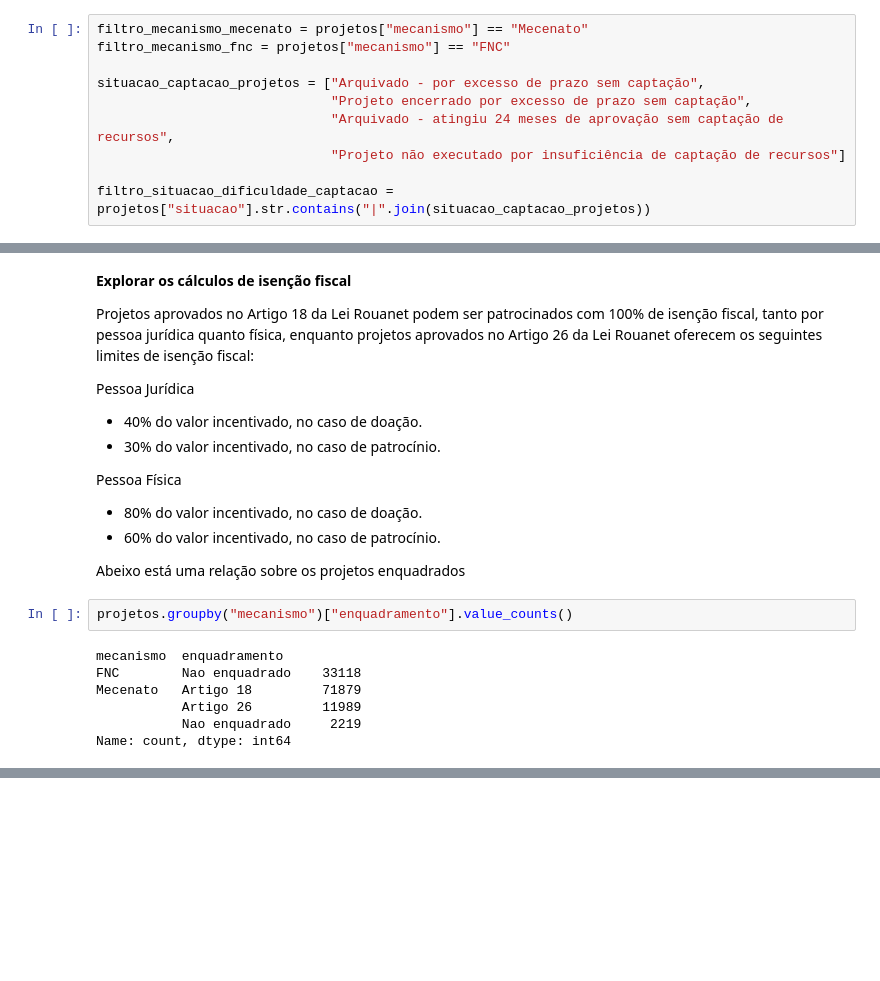
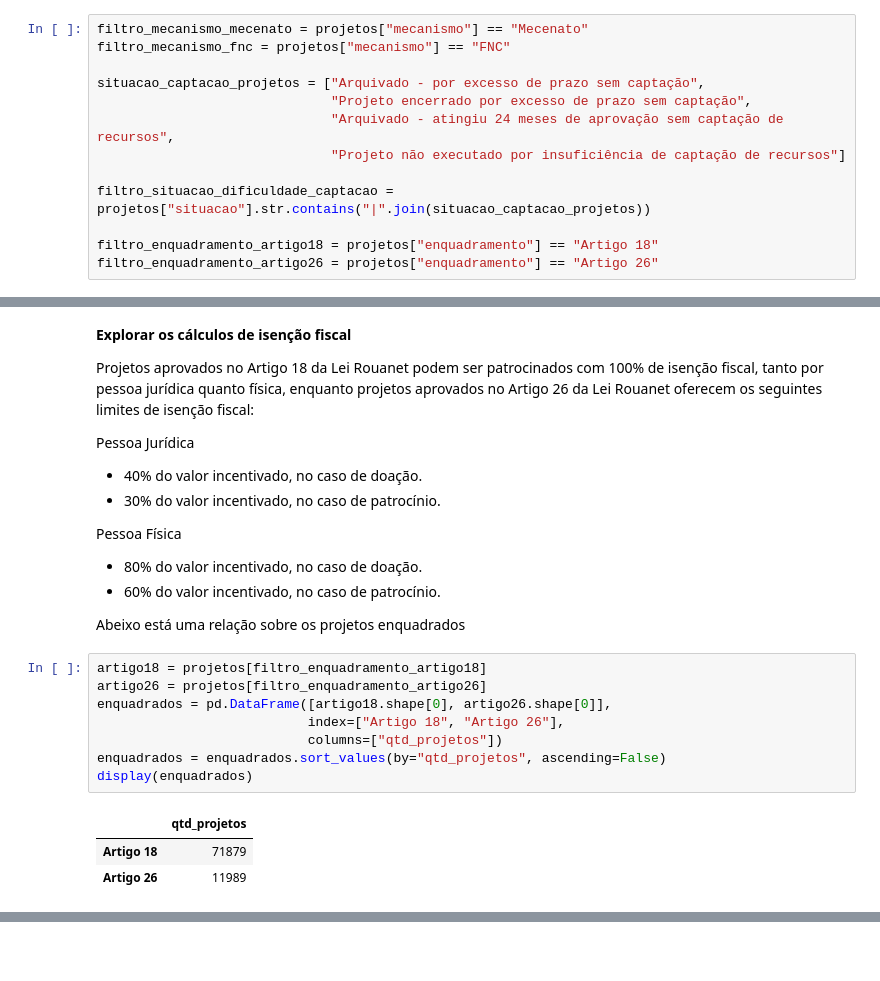
Before and after one commit to lorenaaxbastos/santander-coders-projects, a Jupyter notebook: Unit 2 - Programming Techniques I (PY)/Projeto EDA - Análise do Dataset da Lei Rouanet.ipynb, the cells around one changed output, grey strips where cells are left out. Saved outputs shown, nothing was run; the diff lists cells and outputs as text; blank space fills up the shorter version.

```diff
--- a/Unit 2 - Programming Techniques I (PY)/Projeto EDA - Análise do Dataset da Lei Rouanet.ipynb
+++ b/Unit 2 - Programming Techniques I (PY)/Projeto EDA - Análise do Dataset da Lei Rouanet.ipynb
@@ -575,6 +593,9 @@ situacao_captacao_projetos = ["Arquivado - por excesso de prazo sem captação",
                               "Projeto não executado por insuficiência de captação de recursos"]
 
 filtro_situacao_dificuldade_captacao = projetos["situacao"].str.contains("|".join(situacao_captacao_projetos))
+
+filtro_enquadramento_artigo18 = projetos["enquadramento"] == "Artigo 18"
+filtro_enquadramento_artigo26 = projetos["enquadramento"] == "Artigo 26"
 # %% [markdown]
 **Análises:**
 # %%
@@ -768,11 +789,14 @@ Pessoa Física
 
 Abeixo está uma relação sobre os projetos enquadrados
 # %%
-projetos.groupby("mecanismo")["enquadramento"].value_counts()
+artigo18 = projetos[filtro_enquadramento_artigo18]
+artigo26 = projetos[filtro_enquadramento_artigo26]
+enquadrados = pd.DataFrame([artigo18.shape[0], artigo26.shape[0]],
+                           index=["Artigo 18", "Artigo 26"],
+                           columns=["qtd_projetos"])
+enquadrados = enquadrados.sort_values(by="qtd_projetos", ascending=False)
+display(enquadrados)
 # %% [output]
-mecanismo  enquadramento
-FNC        Nao enquadrado    33118
-Mecenato   Artigo 18         71879
-           Artigo 26         11989
-           Nao enquadrado     2219
-Name: count, dtype: int64
+|  | qtd_projetos |
+| Artigo 18 | 71879 |
+| Artigo 26 | 11989 |
```
Also changed, not shown: parts of 13 cells of this notebook.
